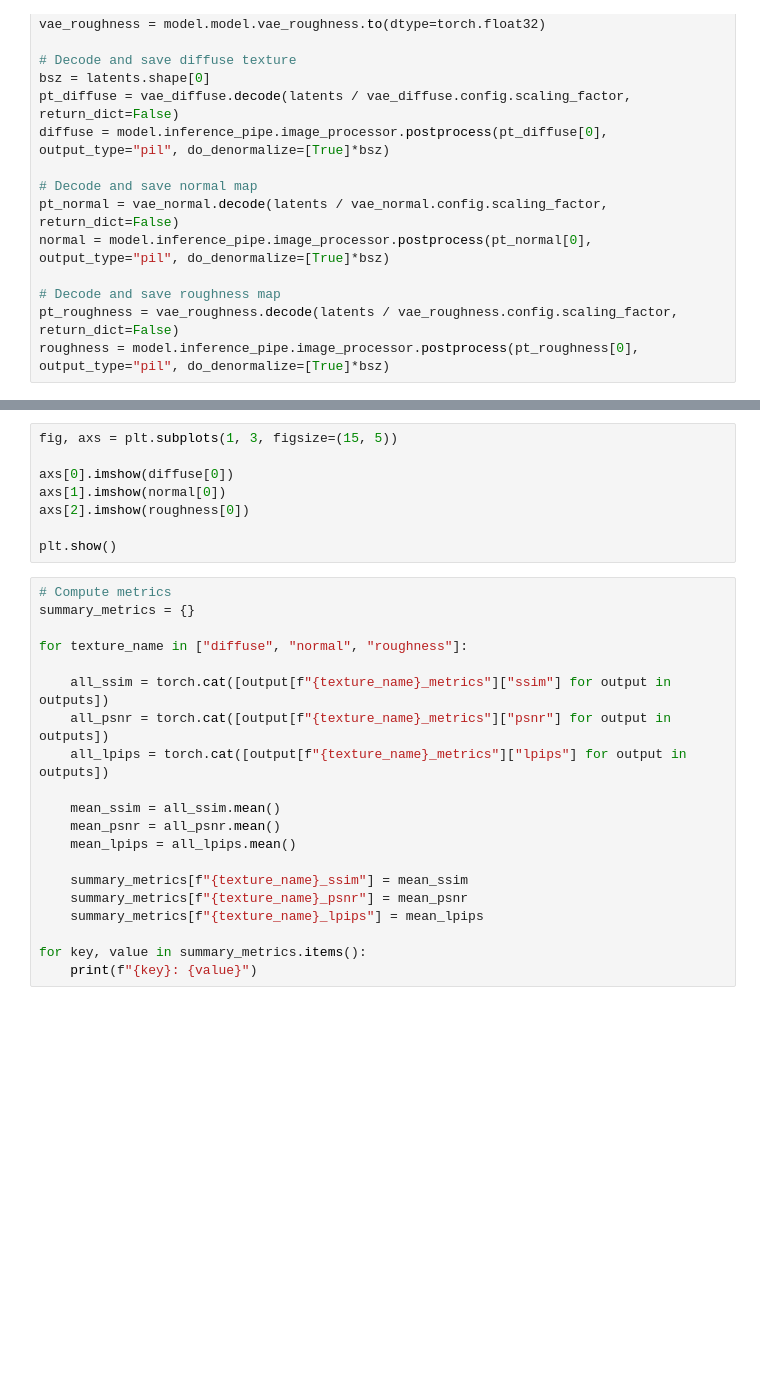
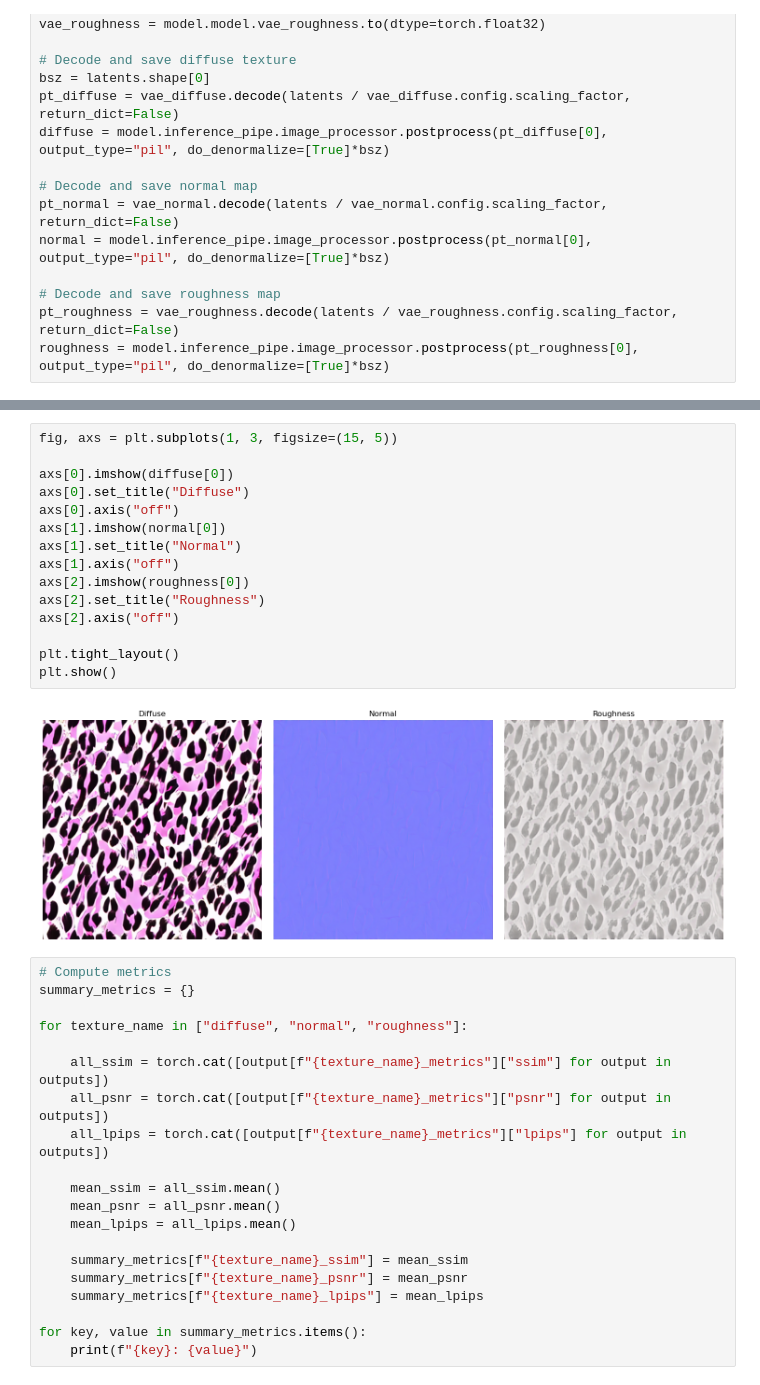
Before and after one commit to ludekcizinsky/garment-texture-completion, a Jupyter notebook: notebooks/post_training.ipynb, the cells around one changed output, grey strips where cells are left out. Saved outputs shown, nothing was run; the diff lists cells and outputs as text; blank space fills up the shorter version.

```diff
--- a/notebooks/post_training.ipynb
+++ b/notebooks/post_training.ipynb
@@ -94,11 +148,20 @@ roughness = model.inference_pipe.image_processor.postprocess(pt_roughness[0], ou
 # %%
 fig, axs = plt.subplots(1, 3, figsize=(15, 5))
 
 axs[0].imshow(diffuse[0])
+axs[0].set_title("Diffuse")
+axs[0].axis("off")
 axs[1].imshow(normal[0])
+axs[1].set_title("Normal")
+axs[1].axis("off")
 axs[2].imshow(roughness[0])
+axs[2].set_title("Roughness")
+axs[2].axis("off")
 
+plt.tight_layout()
 plt.show()
+# %% [output]
+[figure, added]
 # %%
 # Compute metrics
 summary_metrics = {}
```
Also changed, not shown: parts of 13 cells of this notebook, 5 other files.
